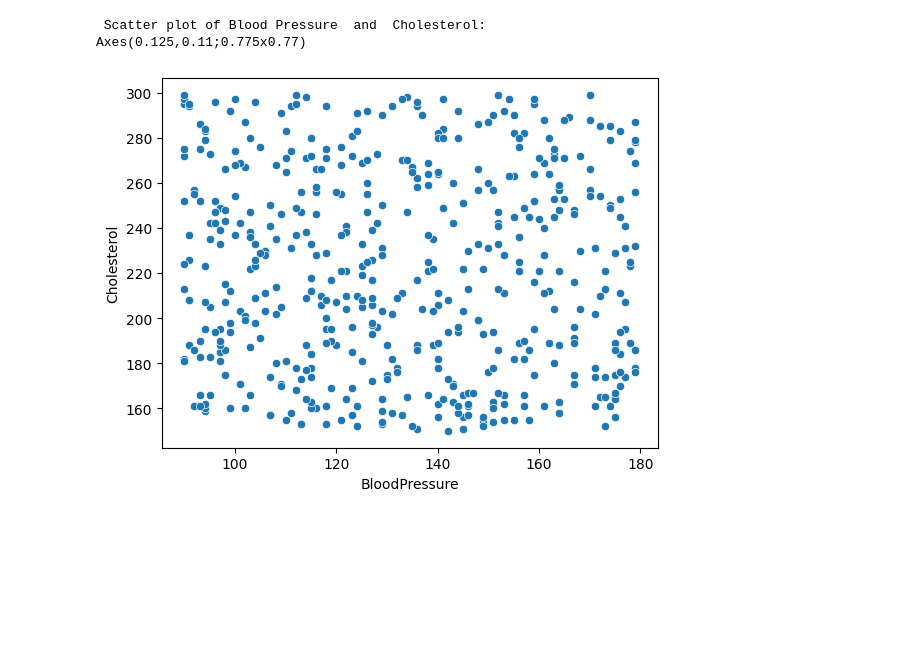
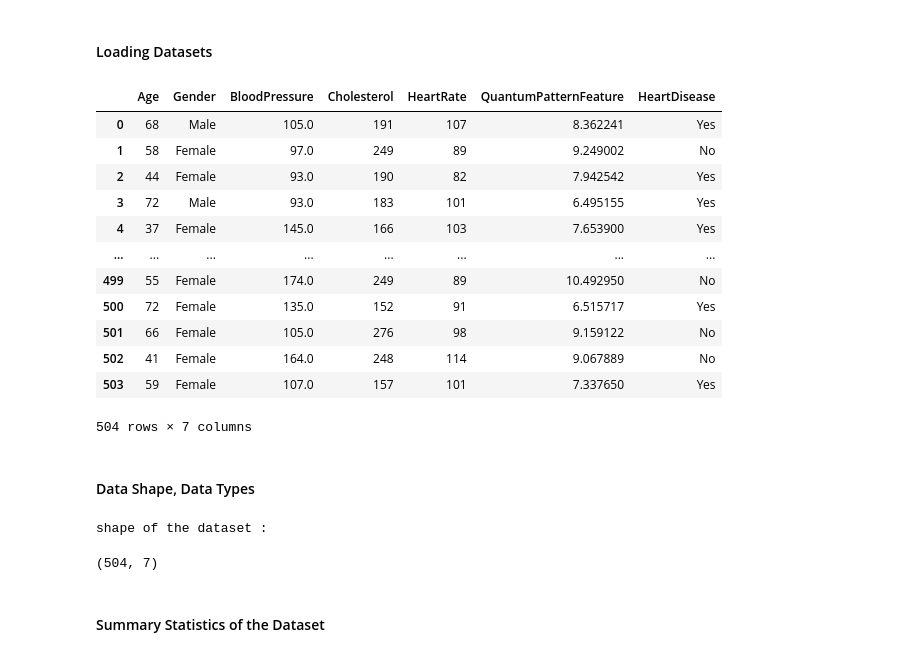
Before and after one commit to pavi550/HeartPrediction, a Jupyter notebook: Heart Prediction Dataset.ipynb, the cells around one changed output. Saved outputs shown, nothing was run; the diff lists cells and outputs as text; code cells hidden in the pictures; blank space fills up the shorter version.

```diff
--- a/Heart Prediction Dataset.ipynb
+++ b/Heart Prediction Dataset.ipynb
@@ -282,7 +8,27 @@ Axes(0.125,0.11;0.775x0.77)
-# %%
-print("\n Scatter plot of Blood Pressure  and  Cholesterol:")
-print(sns.scatterplot(data=df1,x='BloodPressure',y='Cholesterol'))
-# %% [output]
- Scatter plot of Blood Pressure  and  Cholesterol:
-Axes(0.125,0.11;0.775x0.77)
-[figure, removed]
+# %% [markdown]
+#### Loading Datasets
+# %%
+df1=pd.read_csv("Heart Prediction Quantum Dataset.csv")
+df1
+# %% [output]
+|  | Age | Gender | BloodPressure | Cholesterol | HeartRate | QuantumPatternFeature | HeartDisease |
+| 0 | 68 | Male | 105.0 | 191 | 107 | 8.362241 | Yes |
+| 1 | 58 | Female | 97.0 | 249 | 89 | 9.249002 | No |
+| 2 | 44 | Female | 93.0 | 190 | 82 | 7.942542 | Yes |
+| 3 | 72 | Male | 93.0 | 183 | 101 | 6.495155 | Yes |
+| 4 | 37 | Female | 145.0 | 166 | 103 | 7.653900 | Yes |
+| ... | ... | ... | ... | ... | ... | ... | ... |
+| 499 | 55 | Female | 174.0 | 249 | 89 | 10.492950 | No |
+| 500 | 72 | Female | 135.0 | 152 | 91 | 6.515717 | Yes |
+| 501 | 66 | Female | 105.0 | 276 | 98 | 9.159122 | No |
+| 502 | 41 | Female | 164.0 | 248 | 114 | 9.067889 | No |
+| 503 | 59 | Female | 107.0 | 157 | 101 | 7.337650 | Yes |
+504 rows × 7 columns
+# %% [markdown]
+#### Data Shape, Data Types
+# %%
+print("shape of the dataset : ")
+df1.shape
+# %% [output]
+shape of the dataset :
+(504, 7)
@@ -288,0 +39,2 @@ Axes(0.125,0.11;0.775x0.77)
+# %% [markdown]
+#### Summary Statistics of the Dataset
```
Also changed, not shown: parts of 94 cells of this notebook, 4 other files.
